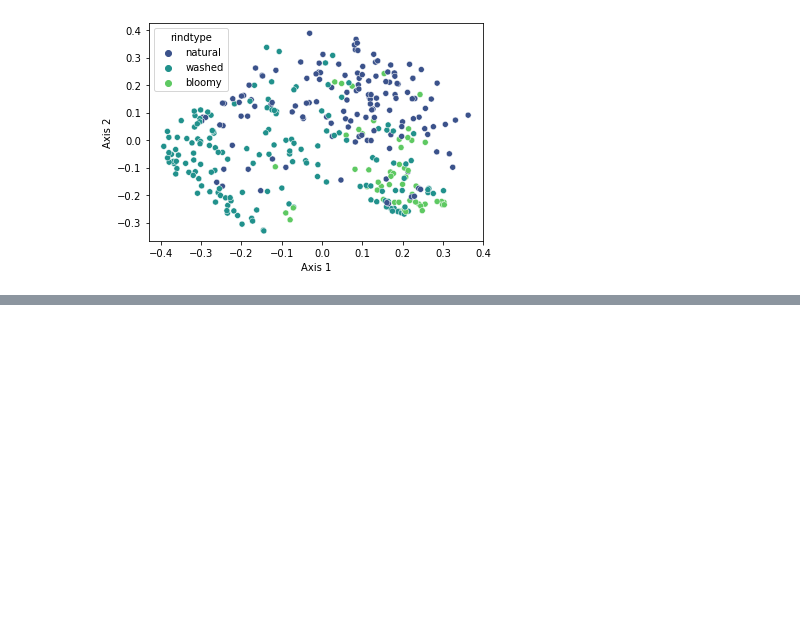
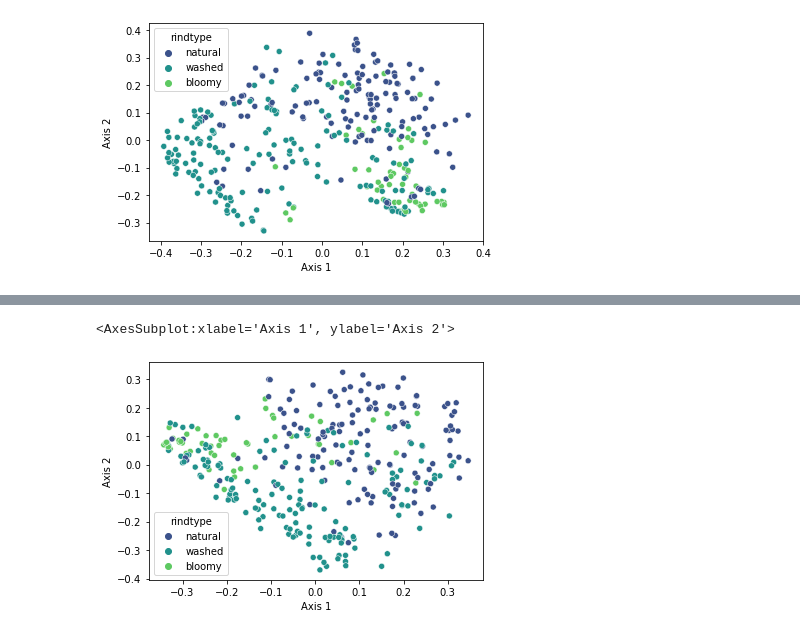
Before and after one commit to besutter1/Cheez-Eyez, a Jupyter notebook: diversity.ipynb, the cells around one changed output, grey strips where cells are left out. Drawn from its saved outputs; the diff is of its cells as text; code cells hidden in the pictures; blank space fills up the shorter version.

```diff
--- a/diversity.ipynb
+++ b/diversity.ipynb
@@ -478,0 +483,7 @@ scatterplot(data=unw_UF_pcoa_res_data_with_rindtype,
+# %%
+unw_UF_pcoa_res_12000 = q2.Artifact.load(os.path.join(data_dir, 'core-metrics-results_insertion_12000/unweighted_unifrac_pcoa_results.qza'))
+unw_UF_pcoa_res_12000 = unw_UF_pcoa_res_12000.view(OrdinationResults)
+# let's just take the first 3 columns (i.e., first 3 PCoA axes)
+unw_UF_pcoa_res_data_12000 = unw_UF_pcoa_res_12000.samples.iloc[:,:3]
+# rename the columns for clarity
+unw_UF_pcoa_res_data_12000.columns = ['Axis 1', 'Axis 2', 'Axis 3']
@@ -478,0 +497,5 @@ scatterplot(data=unw_UF_pcoa_res_data_with_rindtype,
+# %%
+df_meta = pd.read_csv(f'{data_dir}/food-metadata.tsv', sep='\t', index_col=0)
+# %%
+unw_UF_pcoa_res_data_with_rindtype_12000 = unw_UF_pcoa_res_data_12000.join(df_meta['rindtype'])
+unw_UF_pcoa_res_data_with_rindtype_12000.head()
@@ -478,0 +509,9 @@ scatterplot(data=unw_UF_pcoa_res_data_with_rindtype,
+# %%
+scatterplot(data=unw_UF_pcoa_res_data_with_rindtype_12000,
+            x='Axis 1',
+            y='Axis 2',
+            hue='rindtype',
+            palette='viridis')
+# %% [output]
+<AxesSubplot:xlabel='Axis 1', ylabel='Axis 2'>
+[figure, added]
```
Also changed, not shown: parts of 4 cells of this notebook.
